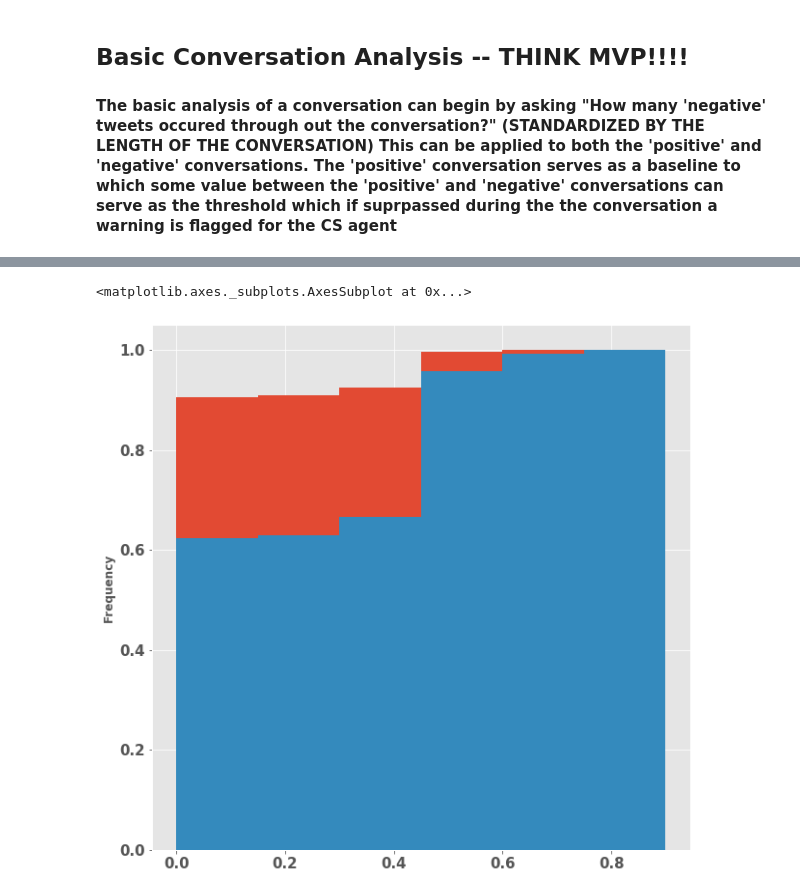
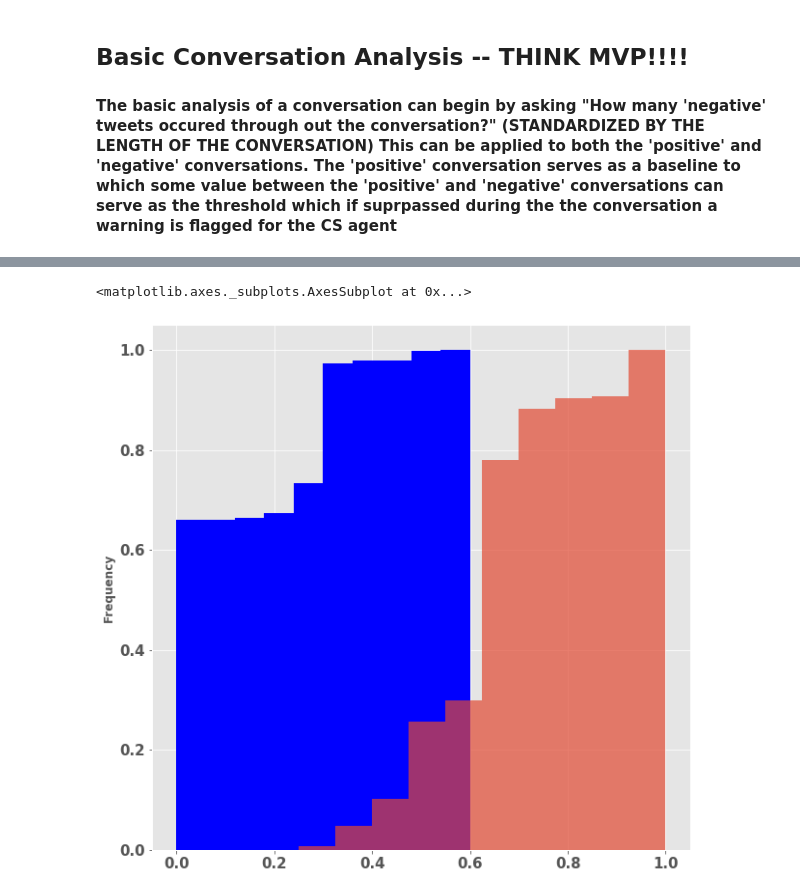
Before and after one commit to georgejconidis/EmotionalSage, a Jupyter notebook: notebooks/EmotionalSentiment_Data_Analysis_TwitterCSData.ipynb, the cells around one changed output, grey strips where cells are left out. Saved outputs shown, nothing was run; the diff lists cells and outputs as text; code cells hidden in the pictures.

```diff
--- a/notebooks/EmotionalSentiment_Data_Analysis_TwitterCSData.ipynb
+++ b/notebooks/EmotionalSentiment_Data_Analysis_TwitterCSData.ipynb
@@ -661,0 +673,8 @@ temp_Author_list.iloc[0], temp_Author_list_ordered
+# %%
+# Now adding the all the emotional (integer) lists together
+from operator import add
+from itertools import zip_longest
+sum_list = []
+for i in range(SUB_Conv_2PerUnique_4MORE.shape[0]):
+    list_temp = SUB_Conv_2PerUnique_4MORE['Emotions_Sorted_Ints'].iloc[i]
+    sum_list = [sum(n) for n in zip_longest(sum_list, list_temp, fillvalue=0)]
@@ -661,0 +809,6 @@ temp_Author_list.iloc[0], temp_Author_list_ordered
+# %%
+## Labelling the conversations TYPE-I
+# NOTE: The conversations will be labelled according to the sentiment of the final tweet sent by the customer
+SUB_Conv_2PerUnique_4MORE['Conversation_Label'] = pd.Series([])
+for i in range(SUB_Conv_2PerUnique_4MORE.shape[0]):
+    SUB_Conv_2PerUnique_4MORE['Conversation_Label'].iloc[i] = max( (literal_eval(SUB_Conv_2PerUnique_4MORE['Customer_Tweet_Sentiment_List'].iloc[i])[-1], literal_eval(SUB_Conv_2PerUnique_4MORE['Agent_Tweet_Sentiment_List'].iloc[i])[-1]) )
@@ -768,0 +850,6 @@ The Kuiper Probability of being draw from the same distribution: 0.0
+# %%
+## Firstly one must consider that a conversation of length 1 (actually 2 tweets have been exchanged) is insufficient.
+# Now, we crop the analysis for conversations with: 1) Final_Convo_length >= 2 2) Total number of coversations > NUM (ensure good statistics)
+# Selecting Tweeter Conversations longer than 3 Tweets
+SUB_Conv_2PerUnique_MORE = SUB_Conv_2PerUnique_4MORE[SUB_Conv_2PerUnique_4MORE["Final_Convo_Length"] >= 3]
+print("Twitter Conversations with 4 or more Tweets=", SUB_Conv_2PerUnique_MORE.shape[0])
@@ -768,0 +858,16 @@ The Kuiper Probability of being draw from the same distribution: 0.0
+# %%
+## The Average "Sentiment" value for each conversation (sum of sentiment values divided by the total length of the conversation)
+
+## ONLY RUN THIS LINE ONCE ********* AND ONLY RUN IT IF YOU ARE LOADING THE "SUB_Conv_2PerUnique" Dataframe
+# SUB_Conv_2PerUnique_MORE['Emotions_Sorted_Ints'] = SUB_Conv_2PerUnique_MORE['Emotions_Sorted_Ints'].apply(lambda x: json.loads(x))
+
+SUB_Conv_2PerUnique_MORE['Sentiment_Value'] = SUB_Conv_2PerUnique_MORE['Emotions_Sorted_Ints'].apply(lambda x: (sum(x)-x[0])/(len(x)-1))
+#print(SUB_Conv_2PerUnique_MORE['Sentiment_Value'].unique())
+#len(SUB_Conv_2PerUnique['Emotions_Sorted_Ints'].iloc[7]), sum(SUB_Conv_2PerUnique['Emotions_Sorted_Ints'].iloc[7])
+
+## Seperating the Resolved from the Unresolved Conversations
+SUB_Conv_Resolved   = SUB_Conv_2PerUnique_MORE[SUB_Conv_2PerUnique_MORE['Conversation_Label'] == 0]
+SUB_Conv_UNResolved = SUB_Conv_2PerUnique_MORE[SUB_Conv_2PerUnique_MORE['Conversation_Label'] == 1]
+# Saving the Resolved and Unresolved Conversations with the specific length cut applied above (last time run it was 5)
+SUB_Conv_Resolved.to_csv("SUB_Conv_Resolved_len5more.csv")
+SUB_Conv_UNResolved.to_csv("SUB_Conv_UNResolved_len5more.csv")
@@ -769,10 +1199,10 @@ The Kuiper Probability of being draw from the same distribution: 0.0
 # %%
-
 # plotting the cumulative distribution functions
-SUB_Conv_Resolved['Sentiment_Value'].plot.hist(bins=bins_set, figsize=(10,10),label='Resolved',cumulative=True,density=True)
-SUB_Conv_UNResolved['Sentiment_Value'].plot.hist(bins=bins_set,figsize=(10,10), label='Unresolved',cumulative=True,density=True)
+bins_set = 10
+SUB_Conv_Resolved['Sentiment_Value'].plot.hist(bins=bins_set, figsize=(10,10),label='Resolved',cumulative=True,density=True,color='blue')
+SUB_Conv_UNResolved['Sentiment_Value'].plot.hist(bins=bins_set,figsize=(10,10), label='Unresolved',cumulative=True,density=True,alpha=0.7)
 # %% [output]
 <matplotlib.axes._subplots.AxesSubplot at 0x...>
-[figure, old version]
+[figure, new version]
 # %%
 SUB_Conv_2PerUnique.iloc[7]
```
Also changed, not shown: parts of 111 cells of this notebook, 23 other files.
